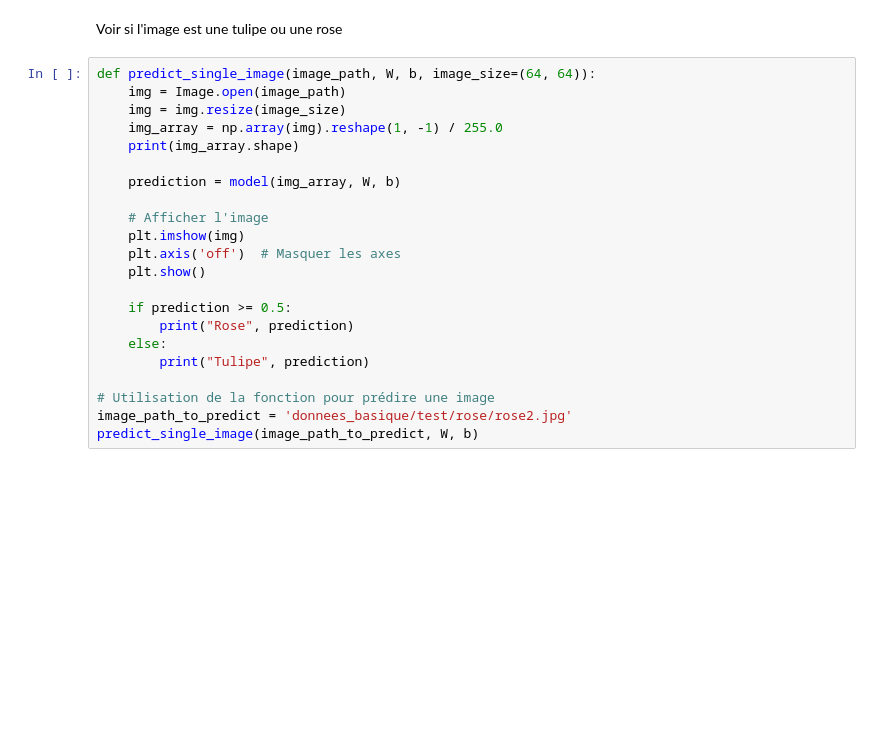
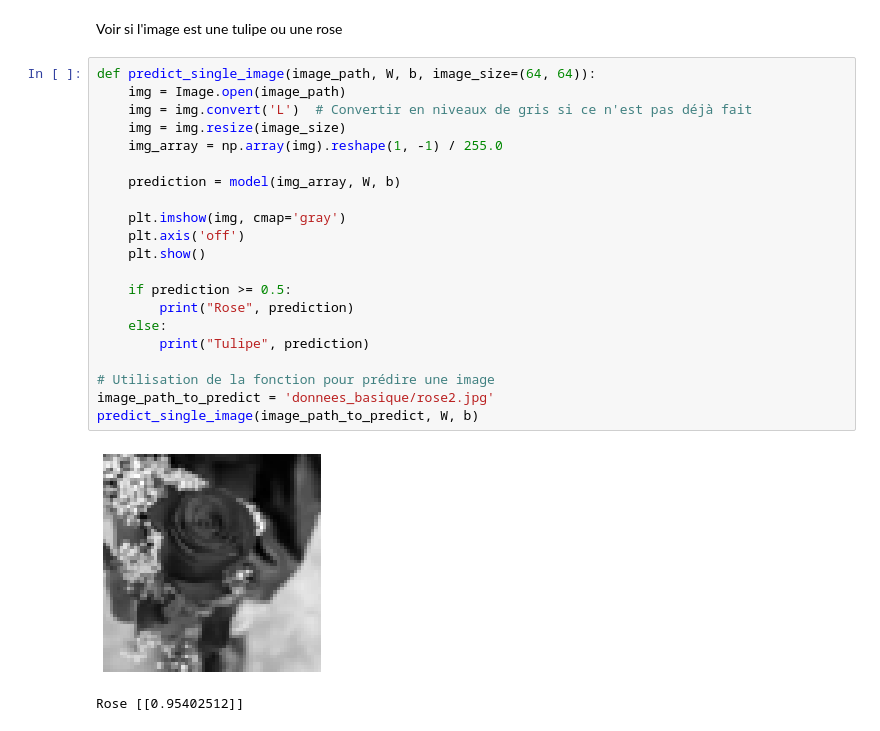
Before and after one commit to al3x6/Machine_learning, a Jupyter notebook: FI-Araujo-AlexisMiniProjet/vhdf5/FI-Araujo-AlexisExtensionMiniProjetVersionHdf5.ipynb, the cells around one changed output. Drawn from its saved outputs; the diff is of its cells as text; blank space fills up the shorter version.

```diff
--- a/FI-Araujo-AlexisMiniProjet/vhdf5/FI-Araujo-AlexisExtensionMiniProjetVersionHdf5.ipynb
+++ b/FI-Araujo-AlexisMiniProjet/vhdf5/FI-Araujo-AlexisExtensionMiniProjetVersionHdf5.ipynb
@@ -184,22 +187,24 @@ Voir si l'image est une tulipe ou une rose
 # %%
 def predict_single_image(image_path, W, b, image_size=(64, 64)):
     img = Image.open(image_path)
+    img = img.convert('L')  # Convertir en niveaux de gris si ce n'est pas déjà fait
     img = img.resize(image_size)
     img_array = np.array(img).reshape(1, -1) / 255.0
-    print(img_array.shape)
 
     prediction = model(img_array, W, b)
 
-    # Afficher l'image
-    plt.imshow(img)
-    plt.axis('off')  # Masquer les axes
+    plt.imshow(img, cmap='gray')
+    plt.axis('off')
     plt.show()
 
     if prediction >= 0.5:
         print("Rose", prediction)
     else:
         print("Tulipe", prediction)
 
 # Utilisation de la fonction pour prédire une image
-image_path_to_predict = 'donnees_basique/test/rose/rose2.jpg'
+image_path_to_predict = 'donnees_basique/rose2.jpg'
 predict_single_image(image_path_to_predict, W, b)
+# %% [output]
+[figure, added]
+Rose [[0.95402512]]
```
Also changed, not shown: parts of 2 cells of this notebook, 2 other files.
